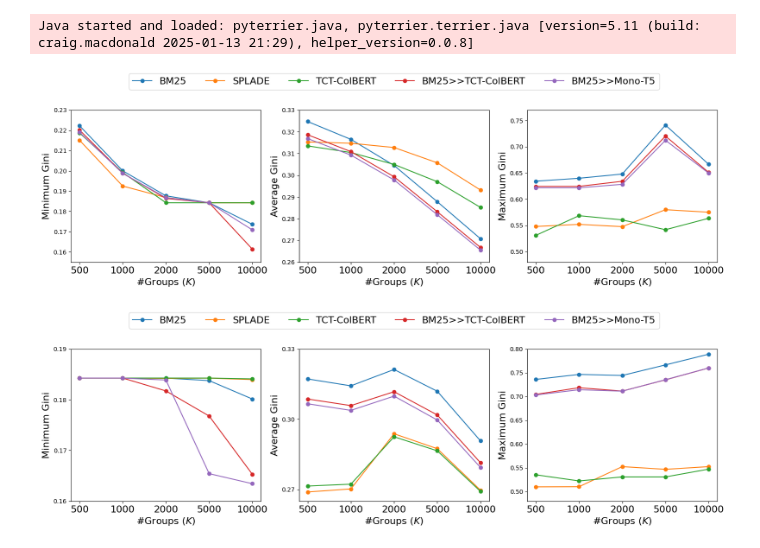
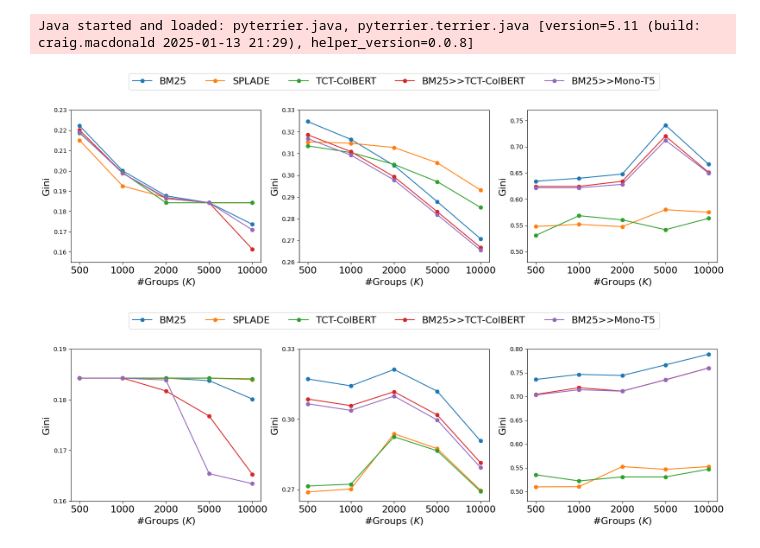
Before and after one commit to XuejunChang/T-Retrievability, a Jupyter notebook: src/plot.ipynb, the cells around one changed output. Cells and saved outputs as stored; diff of their text form; code cells hidden in the pictures.

```diff
--- a/src/plot.ipynb
+++ b/src/plot.ipynb
@@ -98,20 +98,20 @@ def plot_1column_3graphs(axes, handles_list, ginis):
 # %%
 fig, (ax0,ax1,ax2) = plt.subplots(nrows=1, ncols=3, figsize=(15, 4))
 plt.subplots_adjust(hspace=1, wspace=0.2, left=0, right=1, bottom=0)
 kmeans_vec = 'scikit_dense'
 
-params = {'kmeans_vec': kmeans_vec, 'col': 'min_gini', 'ylabel': 'Minimum Gini', 'x_locator': 1, 'y_locator': 0.01, 'y_lim': (0.155,0.23), 'title': None}
+params = {'kmeans_vec': kmeans_vec, 'col': 'min_gini', 'ylabel': 'Gini', 'x_locator': 1, 'y_locator': 0.01, 'y_lim': (0.155,0.23), 'title': None}
 g0 = sub_plot(ax0, **params)
-params = {'kmeans_vec': kmeans_vec, 'col': 'mean_gini', 'ylabel': 'Average Gini', 'x_locator': 1, 'y_locator': 0.01, 'y_lim': (0.26,0.33), 'title': None}
+params = {'kmeans_vec': kmeans_vec, 'col': 'mean_gini', 'ylabel': 'Gini', 'x_locator': 1, 'y_locator': 0.01, 'y_lim': (0.26,0.33), 'title': None}
 g1 = sub_plot(ax1, **params)
-params = {'kmeans_vec': kmeans_vec, 'col': 'max_gini', 'ylabel': 'Maximum Gini', 'x_locator': 1, 'y_locator': 0.05, 'y_lim': (0.48,0.77), 'title': None}
+params = {'kmeans_vec': kmeans_vec, 'col': 'max_gini', 'ylabel': 'Gini', 'x_locator': 1, 'y_locator': 0.05, 'y_lim': (0.48,0.77), 'title': None}
 g2 = sub_plot(ax2, **params)
 
 fig.legend(handles=g0, loc='upper center', bbox_to_anchor=(0.5, 1.12), ncol=10, fontsize=16)
 plt.savefig(f'{config.proj_dir}/results/aggr_gini_{kmeans_vec}.png', format="png", bbox_inches="tight", pad_inches=0)
 plt.show()
 # %% [output]
-[figure, old version]
+[figure, new version]
 # %%
 axes = [ax0, ax1, ax2]
 handles_list = [g0, g1, g2]
@@ -122,18 +122,18 @@ fig, (ax0,ax1,ax2) = plt.subplots(nrows=1, ncols=3, figsize=(15, 4))
 plt.subplots_adjust(hspace=1, wspace=0.2, left=0, right=1, bottom=0)
 kmeans_vec = 'scikit_tfidf'
 
-params = {'kmeans_vec': kmeans_vec, 'col': 'min_gini', 'ylabel': 'Minimum Gini', 'x_locator': 1, 'y_locator': 0.01, 'y_lim': (0.16,0.19), 'title': None}
+params = {'kmeans_vec': kmeans_vec, 'col': 'min_gini', 'ylabel': 'Gini', 'x_locator': 1, 'y_locator': 0.01, 'y_lim': (0.16,0.19), 'title': None}
 g0 = sub_plot(ax0, **params)
-params = {'kmeans_vec': kmeans_vec, 'col': 'mean_gini', 'ylabel': 'Average Gini', 'x_locator': 1, 'y_locator': 0.03, 'y_lim': (0.265,0.33), 'title': None}
+params = {'kmeans_vec': kmeans_vec, 'col': 'mean_gini', 'ylabel': 'Gini', 'x_locator': 1, 'y_locator': 0.03, 'y_lim': (0.265,0.33), 'title': None}
 g1 = sub_plot(ax1, **params)
-params = {'kmeans_vec': kmeans_vec, 'col': 'max_gini', 'ylabel': 'Maximum Gini', 'x_locator': 1, 'y_locator': 0.05, 'y_lim': (0.48,0.80), 'title': None}
+params = {'kmeans_vec': kmeans_vec, 'col': 'max_gini', 'ylabel': 'Gini', 'x_locator': 1, 'y_locator': 0.05, 'y_lim': (0.48,0.80), 'title': None}
 g2 = sub_plot(ax2, **params)
 
 fig.legend(handles=g0, loc='upper center', bbox_to_anchor=(0.5, 1.12), ncol=10, fontsize=16)
 plt.savefig(f'{config.proj_dir}/results/aggr_gini_{kmeans_vec}.png', format="png", bbox_inches="tight", pad_inches=0)
 plt.show()
 # %% [output]
-[figure, old version]
+[figure, new version]
 # %%
 axes = [ax0, ax1, ax2]
 handles_list = [g0, g1, g2]
```
Also changed, not shown: parts of 1 cell of this notebook, 21 other files.
